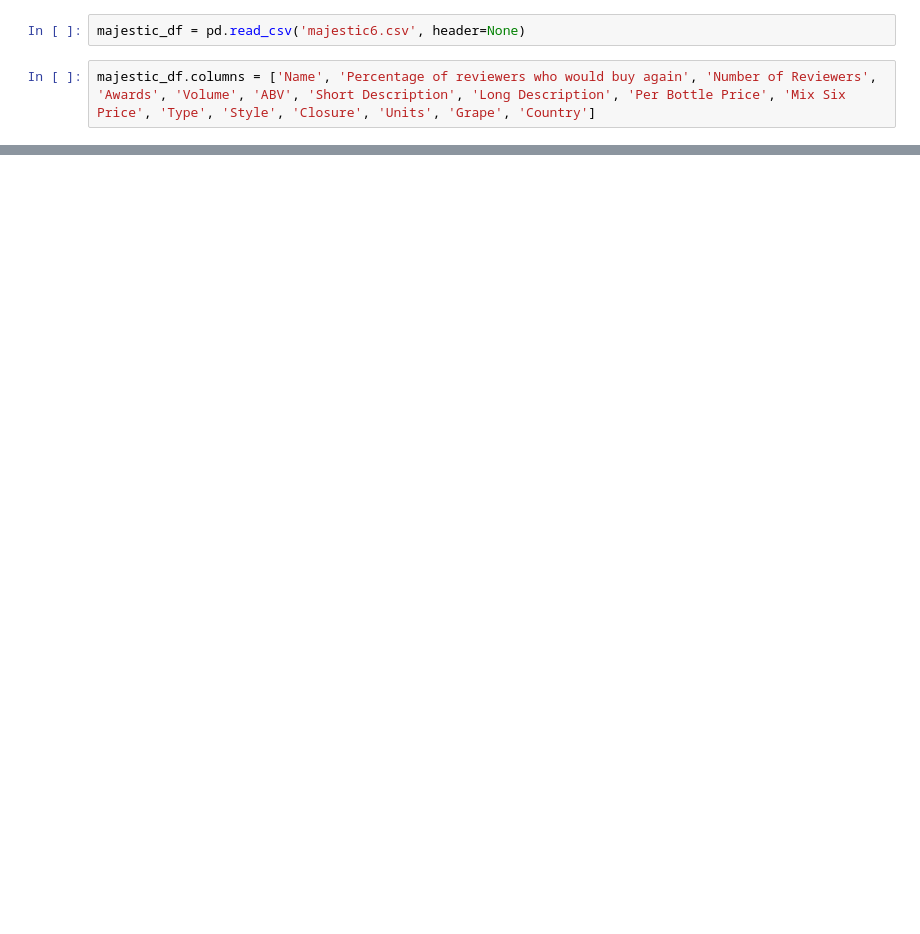
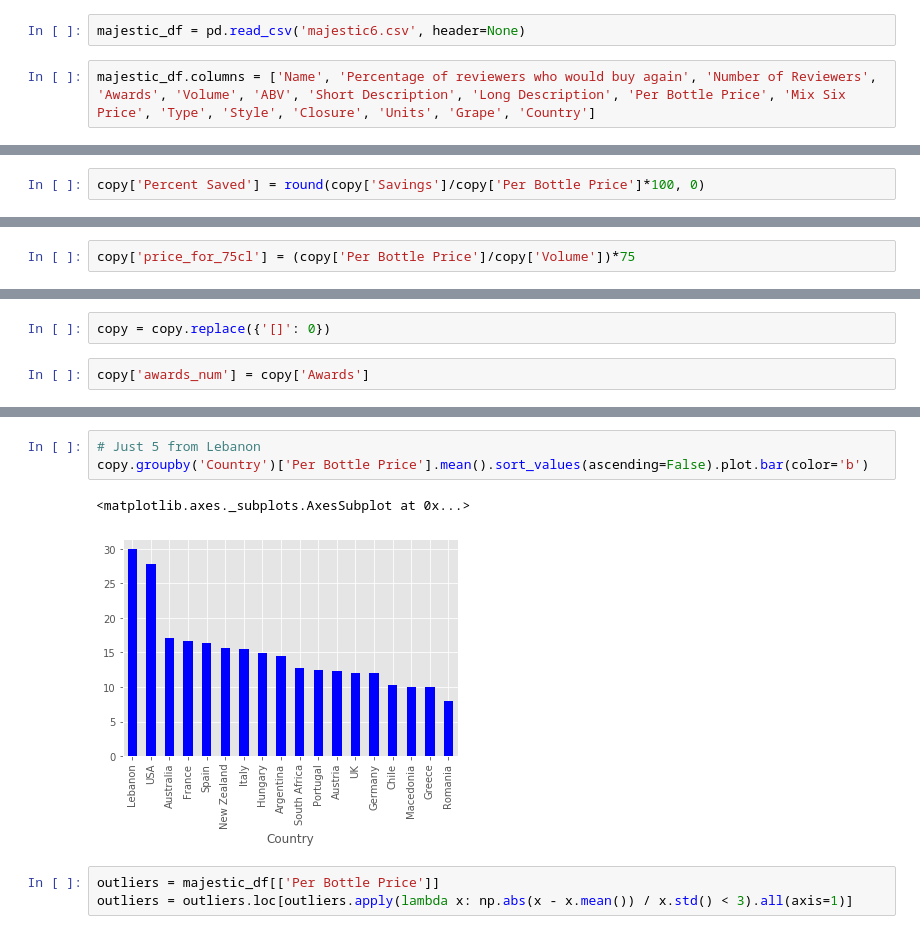
Before and after one commit to willponsonby/Majestic, a Jupyter notebook: Majestic_notebook.ipynb, the cells around one changed output, grey strips where cells are left out. Cells and saved outputs as stored; diff of their text form; blank space fills up the shorter version.

```diff
--- a/Majestic_notebook.ipynb
+++ b/Majestic_notebook.ipynb
@@ -30,0 +47,2 @@ pd.concat([majestic_df, next_df], ignore_index=True)
+# %%
+copy['Percent Saved'] = round(copy['Savings']/copy['Per Bottle Price']*100, 0)
@@ -30,0 +55,2 @@ pd.concat([majestic_df, next_df], ignore_index=True)
+# %%
+copy['price_for_75cl'] = (copy['Per Bottle Price']/copy['Volume'])*75
@@ -30,0 +59,4 @@ pd.concat([majestic_df, next_df], ignore_index=True)
+# %%
+copy = copy.replace({'[]': 0})
+# %%
+copy['awards_num'] = copy['Awards']
@@ -30,0 +83,9 @@ pd.concat([majestic_df, next_df], ignore_index=True)
+# %%
+# Just 5 from Lebanon
+copy.groupby('Country')['Per Bottle Price'].mean().sort_values(ascending=False).plot.bar(color='b')
+# %% [output]
+<matplotlib.axes._subplots.AxesSubplot at 0x...>
+[figure, added]
+# %%
+outliers = majestic_df[['Per Bottle Price']]
+outliers = outliers.loc[outliers.apply(lambda x: np.abs(x - x.mean()) / x.std() < 3).all(axis=1)]
```
Also changed, not shown: parts of 40 cells of this notebook, 1 other file.
